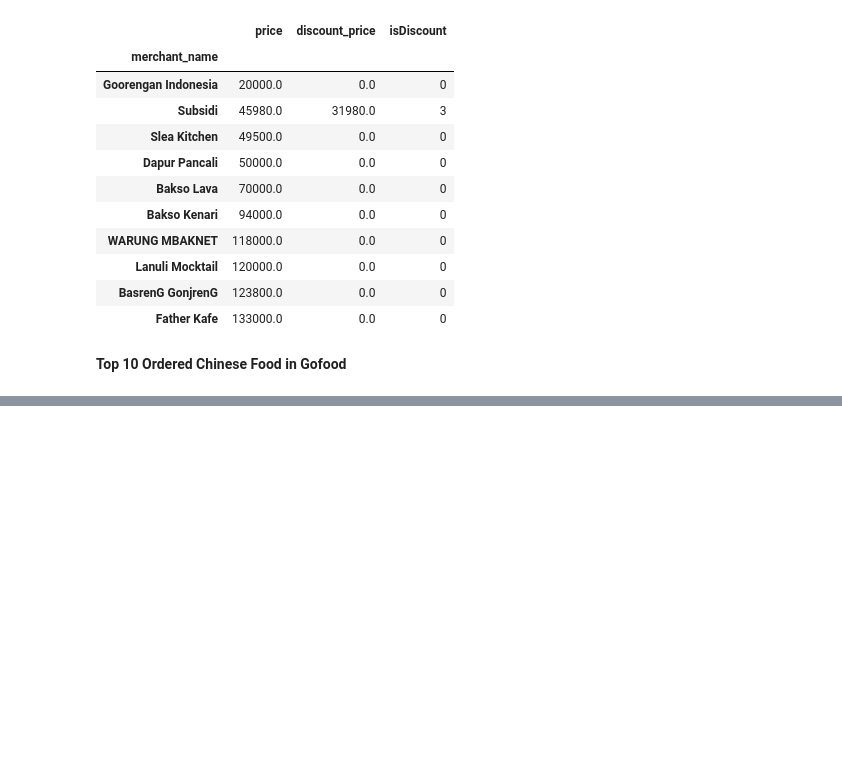
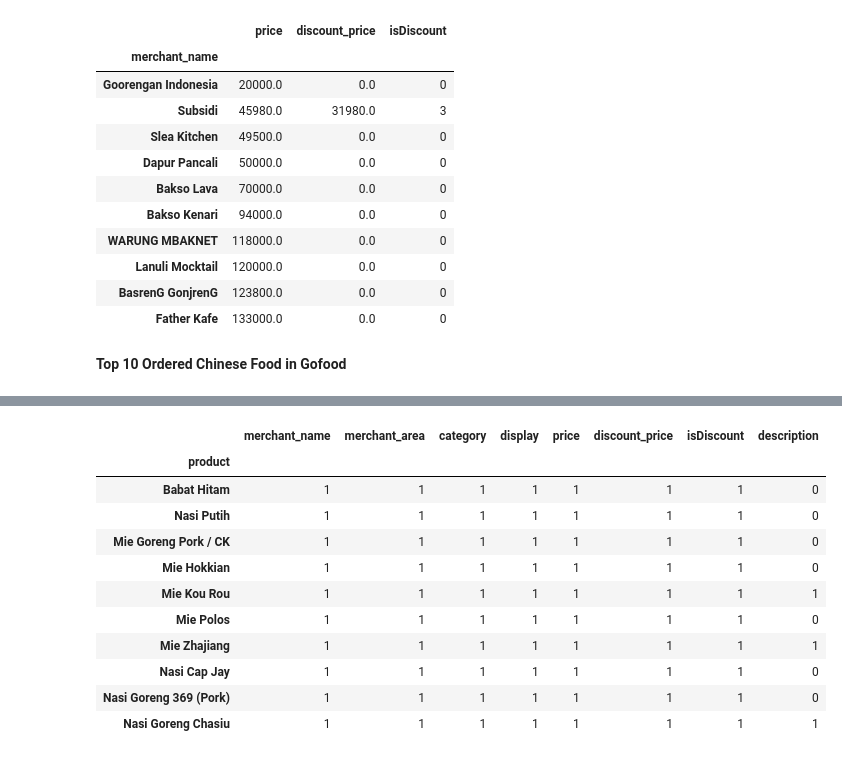
Before and after one commit to Edy-Mochamad/Analysis-Product-Revenue, a Jupyter notebook: produklist.ipynb, the cells around one changed output, grey strips where cells are left out. Cells and saved outputs as stored; diff of their text form; code cells hidden in the pictures; blank space fills up the shorter version.

```diff
--- a/produklist.ipynb
+++ b/produklist.ipynb
@@ -255,0 +259,17 @@ sns.barplot(
+# %%
+cek = dataset[dataset['merchant_name'].str.contains('369 Shanghai, Jemursari')]
+cek = cek.groupby(['product']).count().sort_values(by = 'price', ascending = False)
+cek.head(10)
+# %% [output]
+|  | merchant_name | merchant_area | category | display | price | discount_price | isDiscount | description |
+| product |  |  |  |  |  |  |  |  |
+| Babat Hitam | 1 | 1 | 1 | 1 | 1 | 1 | 1 | 0 |
+| Nasi Putih | 1 | 1 | 1 | 1 | 1 | 1 | 1 | 0 |
+| Mie Goreng Pork / CK | 1 | 1 | 1 | 1 | 1 | 1 | 1 | 0 |
+| Mie Hokkian | 1 | 1 | 1 | 1 | 1 | 1 | 1 | 0 |
+| Mie Kou Rou | 1 | 1 | 1 | 1 | 1 | 1 | 1 | 1 |
+| Mie Polos | 1 | 1 | 1 | 1 | 1 | 1 | 1 | 0 |
+| Mie Zhajiang | 1 | 1 | 1 | 1 | 1 | 1 | 1 | 1 |
+| Nasi Cap Jay | 1 | 1 | 1 | 1 | 1 | 1 | 1 | 0 |
+| Nasi Goreng 369 (Pork) | 1 | 1 | 1 | 1 | 1 | 1 | 1 | 0 |
+| Nasi Goreng Chasiu | 1 | 1 | 1 | 1 | 1 | 1 | 1 | 1 |
```
Also changed, not shown: parts of 2 cells of this notebook.
